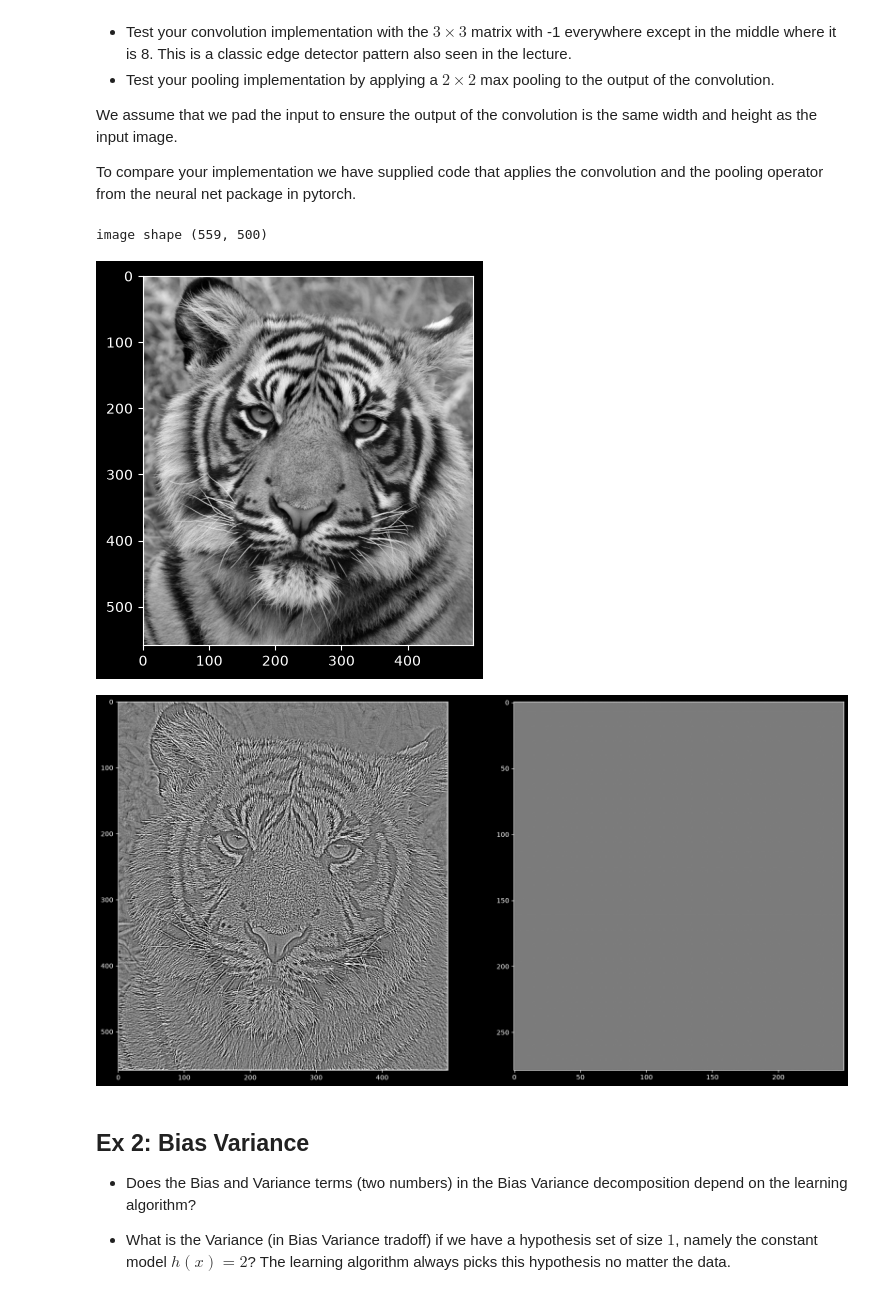
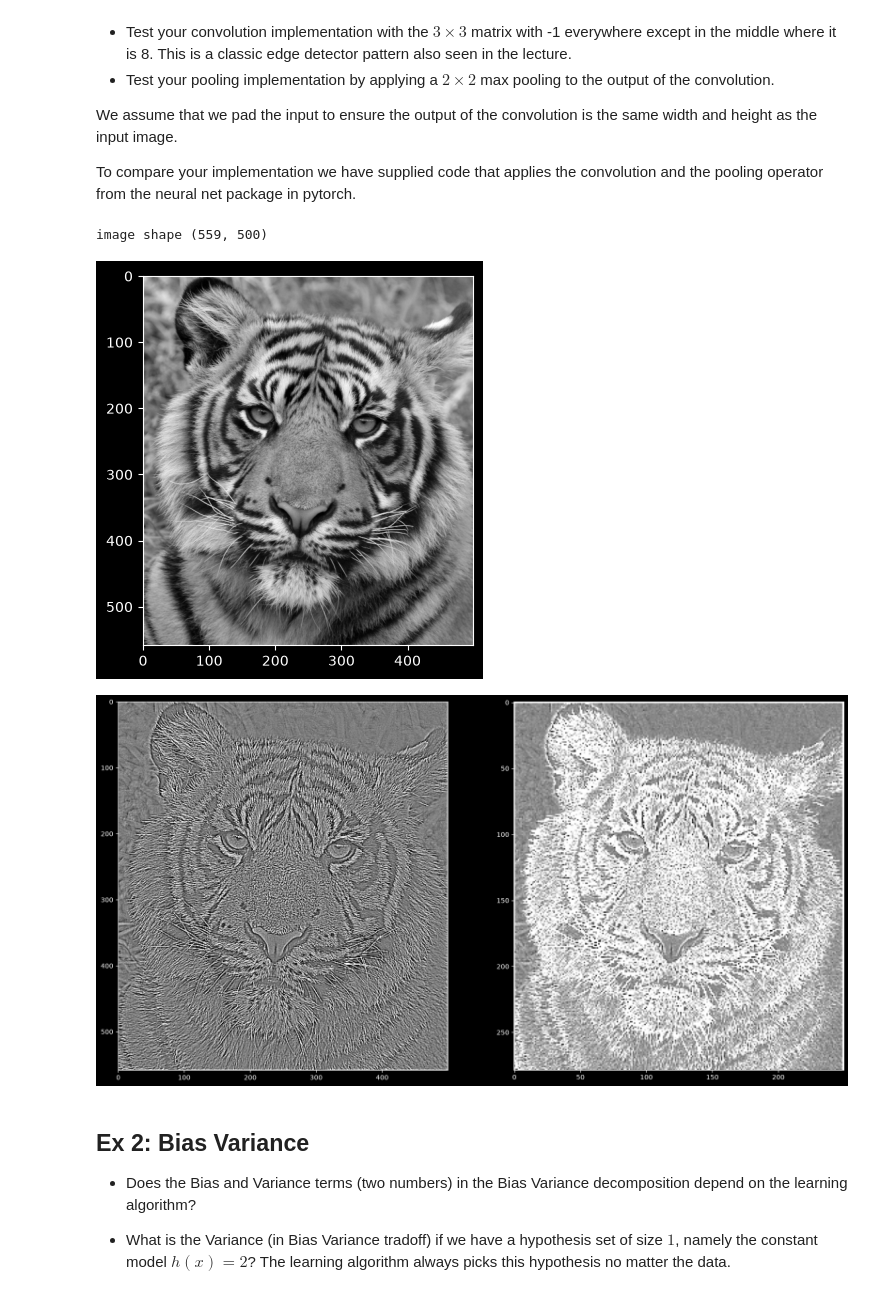
Before and after one commit to AndreasMerrild/ML26, a Jupyter notebook: week7/theory.ipynb, the cells around one changed output. Drawn from its saved outputs; the diff is of its cells as text; code cells hidden in the pictures.

```diff
--- a/week7/theory.ipynb
+++ b/week7/theory.ipynb
@@ -36,35 +36,37 @@ def conv2d(img, w):
     w_dim = w.shape[0]
     pad = w_dim - 2
     padded_img = np.pad(img, [pad, pad], 'constant', constant_values=0)
     out = np.zeros(img.shape)
     ### YOUR CODE HERE
     for i in range(out.shape[0]):
         for j in range(out.shape[1]):
             out[i,j] = np.sum(padded_img[i:i+w_dim, j:j+w_dim] * w)
     ### END CODE
     return out
 
 def max_pool2d(img):
     """ Return the result of applying the 2 x 2 max pooling operator to mig (halve the width and height of image)"""
     out = np.zeros((int(img.shape[0]/2), int(img.shape[1]/2)))
     ### YOUR CODE HERE
-
+    for i in range(out.shape[0]):
+        for j in range(out.shape[1]):
+            out[i,j] = np.max(img[2*i:2*i+2, 2*j:2*j+2])
     ### END CODE
     return out
 
 conv_filter = np.array([[-1., -1., -1.], [-1., 8, -1.], [-1., -1., -1.]])
 convoluted_tiger = conv2d(tiger, conv_filter)
 pooled_tiger = max_pool2d(convoluted_tiger)
 plot_min = convoluted_tiger.mean()-convoluted_tiger.std()
 plot_max = convoluted_tiger.mean()+convoluted_tiger.std()
 fig, axes = plt.subplots(1, 2, figsize=(20, 16))
 axes[0].imshow(convoluted_tiger, cmap='gray', vmin=plot_min, vmax=plot_max)
 axes[1].imshow(pooled_tiger, cmap='gray', vmin=plot_min, vmax=plot_max)
 plt.show()
 # %% [output]
 image shape (559, 500)
 [figure]
-[figure, old version]
+[figure, new version]
 # %%
 import torch
 import torch.nn as nn
```
